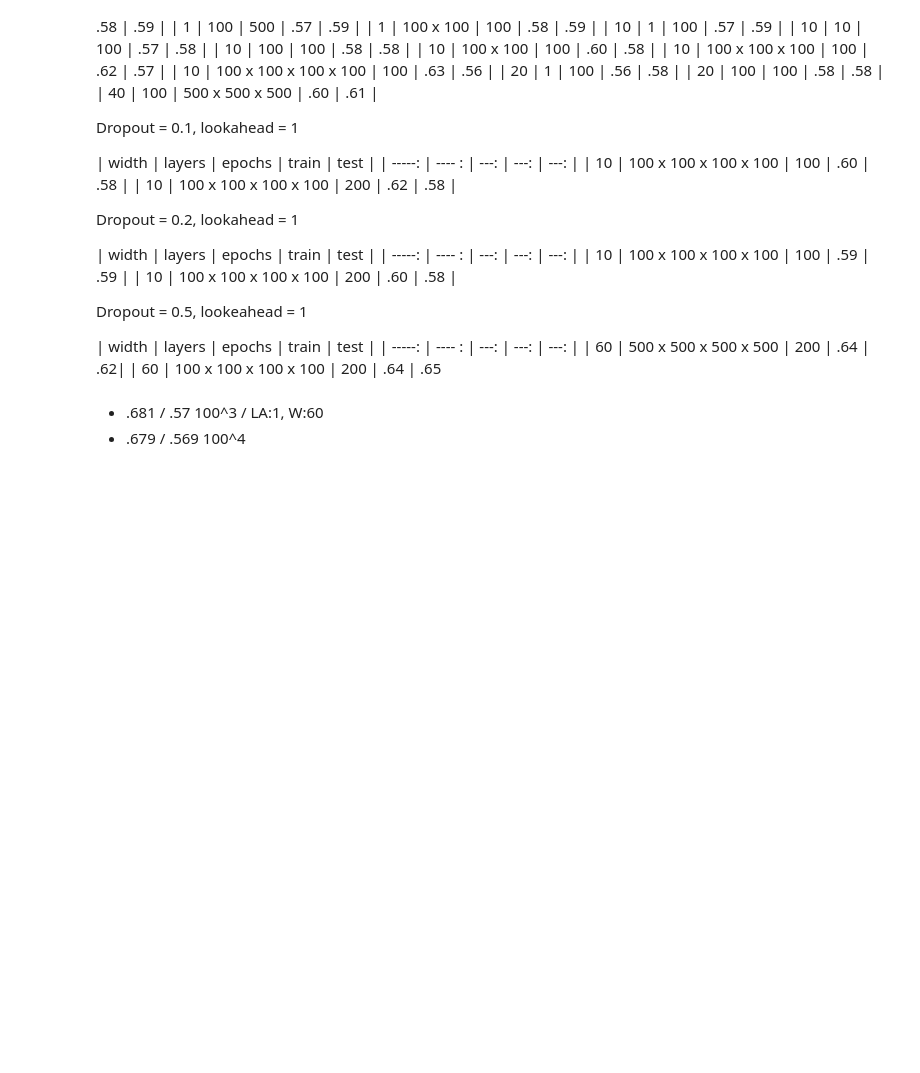
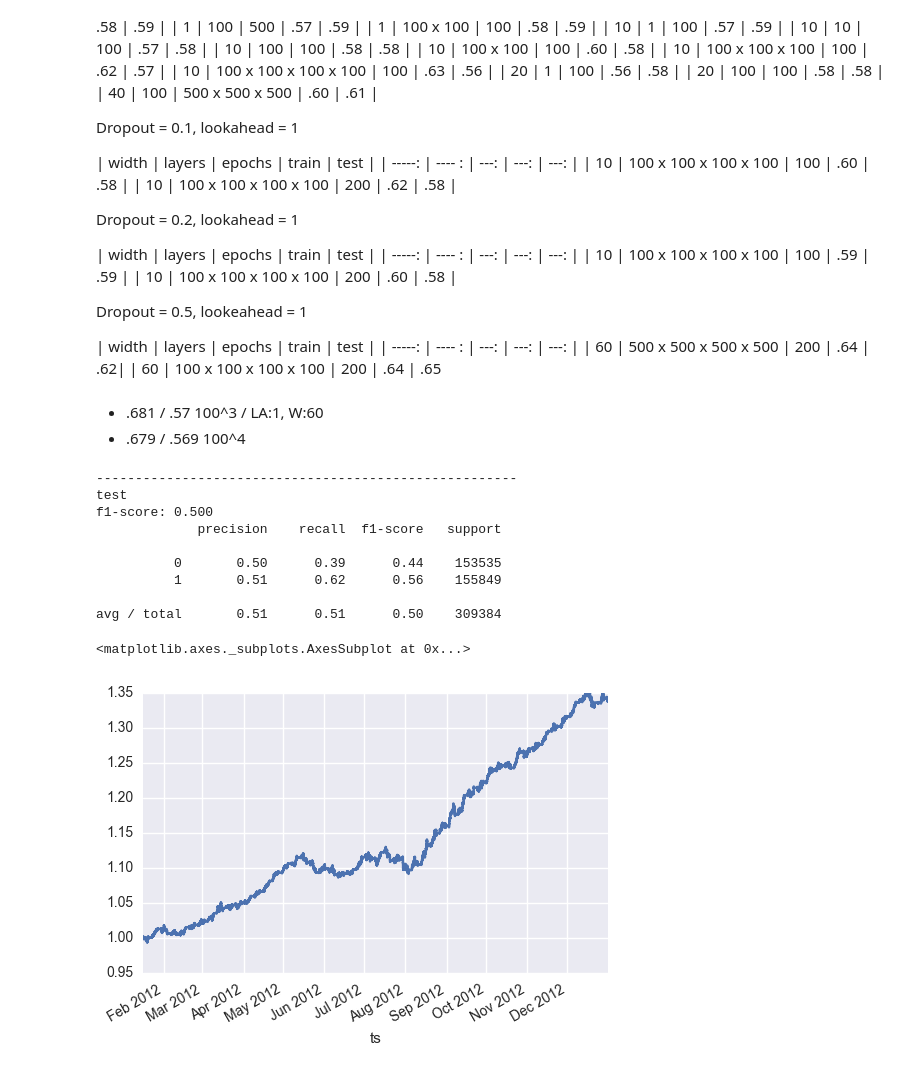
Before and after one commit to andrewwilson/mlnd_capstone, a Jupyter notebook: EvaluateModels.ipynb, the cells around one changed output. Drawn from its saved outputs; the diff is of its cells as text; code cells hidden in the pictures; blank space fills up the shorter version.

```diff
--- a/EvaluateModels.ipynb
+++ b/EvaluateModels.ipynb
@@ -177,3 +257,23 @@ prices_test.plot()
 n_trade = 1000
 # %%
 18000 / (60*24)
+# %%
+
+# load test dataset
+X_test, Y_test, prices_test, fut_return_test = datasets.load(datasets.filename('DS1', lookahead, window, sym, 2012))
+Y_test_pred = model.predict(X_test.as_matrix(), batch_size=1024)
+Y_test_pred_class = utils.prediction_to_category2(Y_test_pred)
+performance_report("test",  prices_test,  lookahead, Y_test, Y_test_pred_class)
+(fut_return_test.ix[Y_test_pred_class[:,0]]+1).cumprod().plot()
+# %% [output]
+------------------------------------------------------
+test
+f1-score: 0.500
+             precision    recall  f1-score   support
+
+          0       0.50      0.39      0.44    153535
+          1       0.51      0.62      0.56    155849
+
+avg / total       0.51      0.51      0.50    309384
+<matplotlib.axes._subplots.AxesSubplot at 0x...>
+[figure, added]
```
Also changed, not shown: parts of 12 cells of this notebook, 1 other file.
